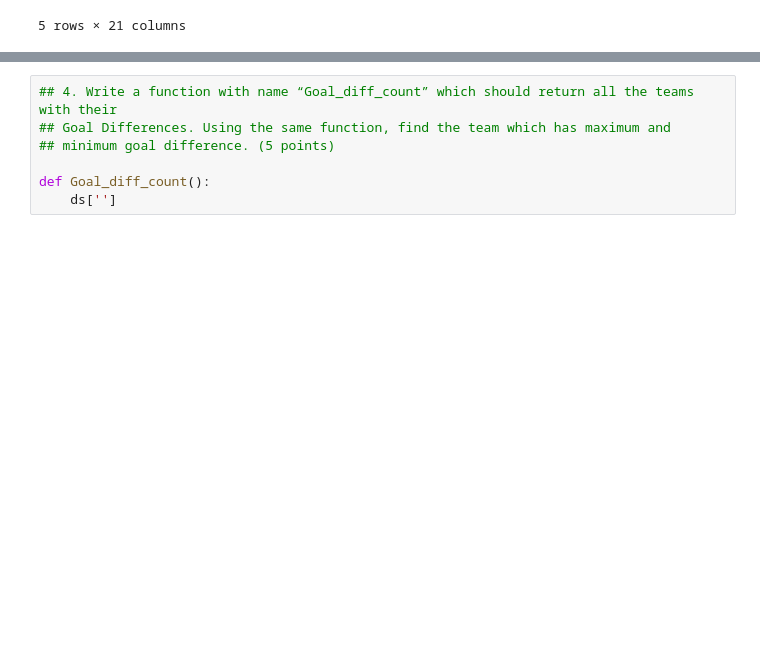
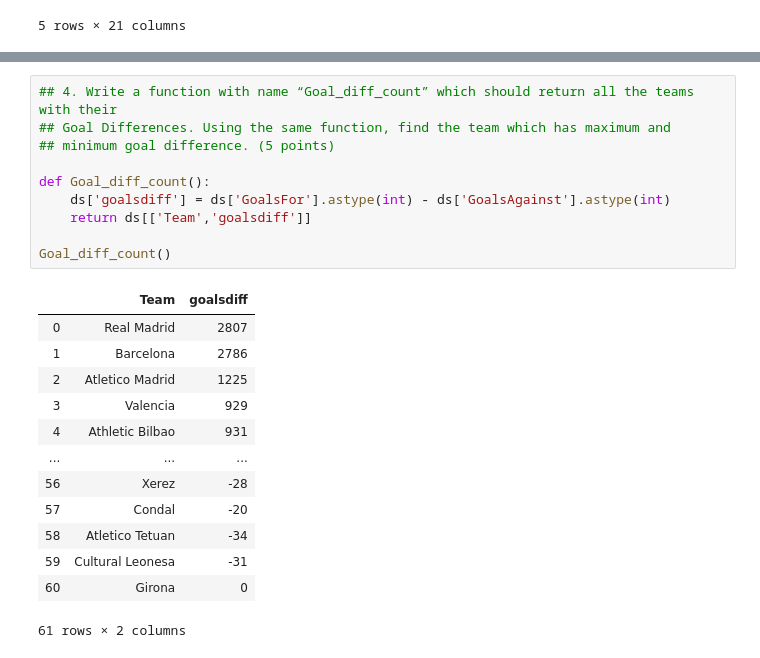
Before and after one commit to mohit19mahajan/aiml1, a Jupyter notebook: Proj1_la_liga_moh.ipynb, the cells around one changed output, grey strips where cells are left out. Drawn from its saved outputs; the diff is of its cells as text; blank space fills up the shorter version.

```diff
--- a/Proj1_la_liga_moh.ipynb
+++ b/Proj1_la_liga_moh.ipynb
@@ -58,7 +68,24 @@ ds.head()
 # %%
 ## 4. Write a function with name “Goal_diff_count” which should return all the teams with their
 ## Goal Differences. Using the same function, find the team which has maximum and
 ## minimum goal difference. (5 points)
 
 def Goal_diff_count():
-    ds['']
+    ds['goalsdiff'] = ds['GoalsFor'].astype(int) - ds['GoalsAgainst'].astype(int)
+    return ds[['Team','goalsdiff']]
+
+Goal_diff_count()
+# %% [output]
+|  | Team | goalsdiff |
+| 0 | Real Madrid | 2807 |
+| 1 | Barcelona | 2786 |
+| 2 | Atletico Madrid | 1225 |
+| 3 | Valencia | 929 |
+| 4 | Athletic Bilbao | 931 |
+| ... | ... | ... |
+| 56 | Xerez | -28 |
+| 57 | Condal | -20 |
+| 58 | Atletico Tetuan | -34 |
+| 59 | Cultural Leonesa | -31 |
+| 60 | Girona | 0 |
+61 rows × 2 columns
```
Also changed, not shown: parts of 5 cells of this notebook.
